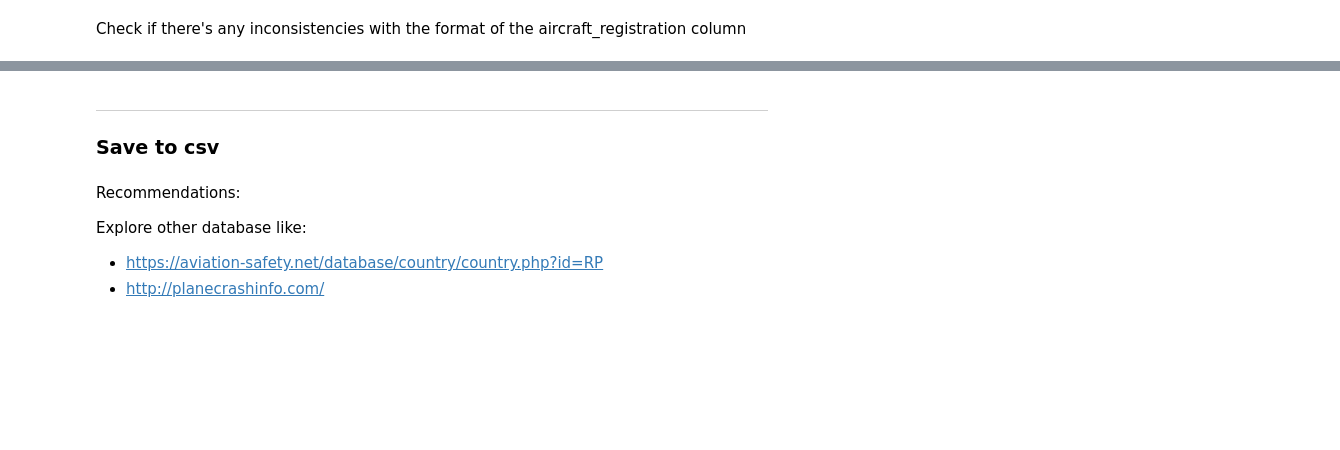
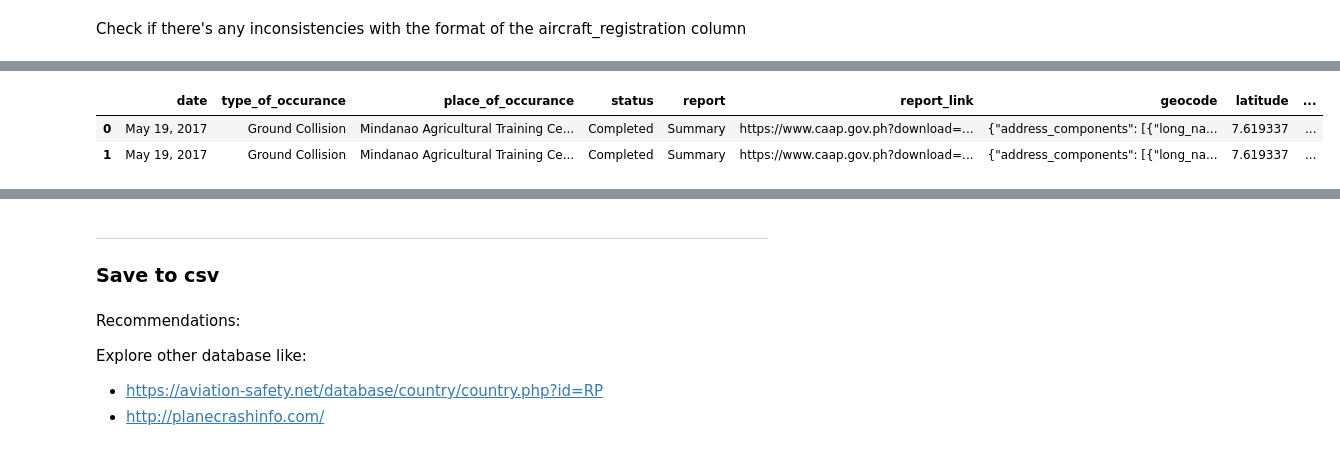
Before and after one commit to richdayandnight/aviation-ph, a Jupyter notebook: Scraping and Cleaning Aviation Accidents, Incidents, and Serious Incidents.ipynb, the cells around one changed output, grey strips where cells are left out. Drawn from its saved outputs; the diff is of its cells as text; code cells hidden in the pictures; blank space fills up the shorter version.

```diff
--- a/Scraping and Cleaning Aviation Accidents, Incidents, and Serious Incidents.ipynb
+++ b/Scraping and Cleaning Aviation Accidents, Incidents, and Serious Incidents.ipynb
@@ -213,7 +309,8 @@ tempRow
 # %%
+import json
+tempRow.geocode = tempRow.geocode.apply(lambda x: json.dumps(x))
 x = tempRow.aircraft_registration.str.split(' & ').tolist()
 y = tempRow.aircraft_type.str.split(' & ').tolist()
-
 b  = pd.DataFrame([list(map(lambda pair: {'reg': pair[0], 'type': pair[1]}, zip(x[0], y[0])))],
              index=[tempRow.date,
                     tempRow.type_of_occurance,
@@ -226,34 +323,38 @@ b  = pd.DataFrame([list(map(lambda pair: {'reg': pair[0], 'type': pair[1]}, zip(
                     tempRow.longitude,
                     tempRow.formatted_address]).stack()
 
 b = b.reset_index()[[0,
                      'date',
                      'type_of_occurance',
                      'place_of_occurance',
                      'status',
                      'report',
                      'report_link',
                      'geocode',
                      'latitude',
                      'longitude',
                      'formatted_address']]
 
 b.columns = ['temp',
              'date',
              'type_of_occurance',
              'place_of_occurance',
              'status',
              'report',
              'report_link',
              'geocode',
+             'latitude',
              'longitude',
-             'latitude',
              'formatted_address']
 
 b['aircraft_registration'] = b.temp.loc[:].apply(lambda x: x.get('reg'))
 b['aircraft_type'] = b.temp.loc[:].apply(lambda x: x.get('type'))
 b = b.drop('temp', axis=1)
 b
+# %% [output]
+|  | date | type_of_occurance | place_of_occurance | status | report | report_link | geocode | latitude | ... |
+| 0 | May 19, 2017 | Ground Collision | Mindanao Agricultural Training Ce... | Completed | Summary | https://www.caap.gov.ph?download=... | {"address_components": [{"long_na... | 7.619337 | ... |
+| 1 | May 19, 2017 | Ground Collision | Mindanao Agricultural Training Ce... | Completed | Summary | https://www.caap.gov.ph?download=... | {"address_components": [{"long_na... | 7.619337 | ... |
 # %%
 # drop row with inconsistent string format for aircraft type and reg
 accident_df = accident_df.drop(accident_df.loc[accident_df.aircraft_registration == "RP-R4169 & RP-R3029"].index, axis=0)
```
Also changed, not shown: parts of 21 cells of this notebook, 3 other files.
